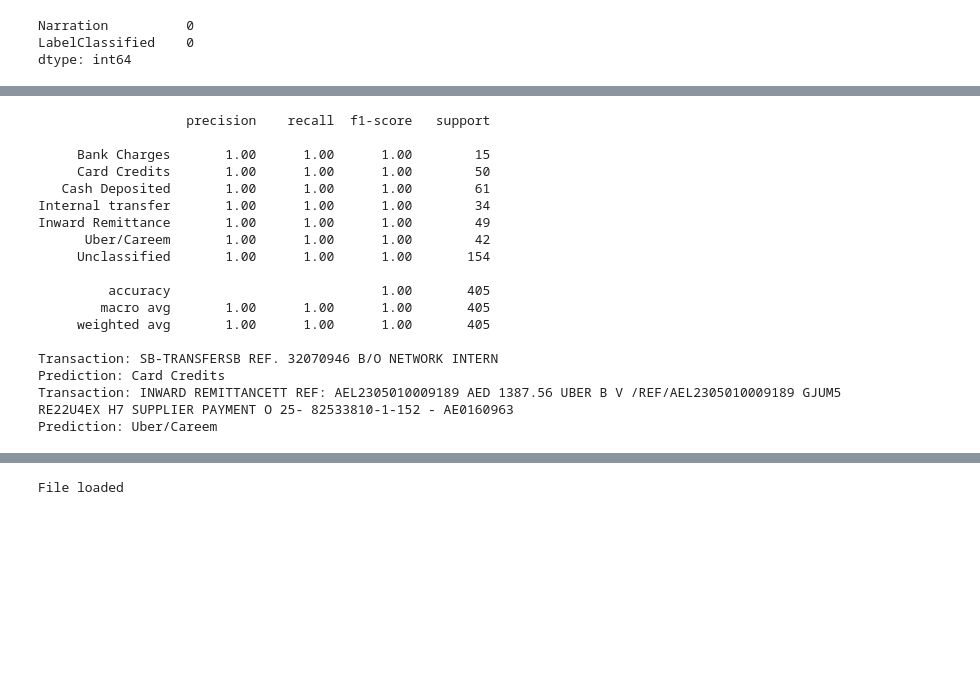
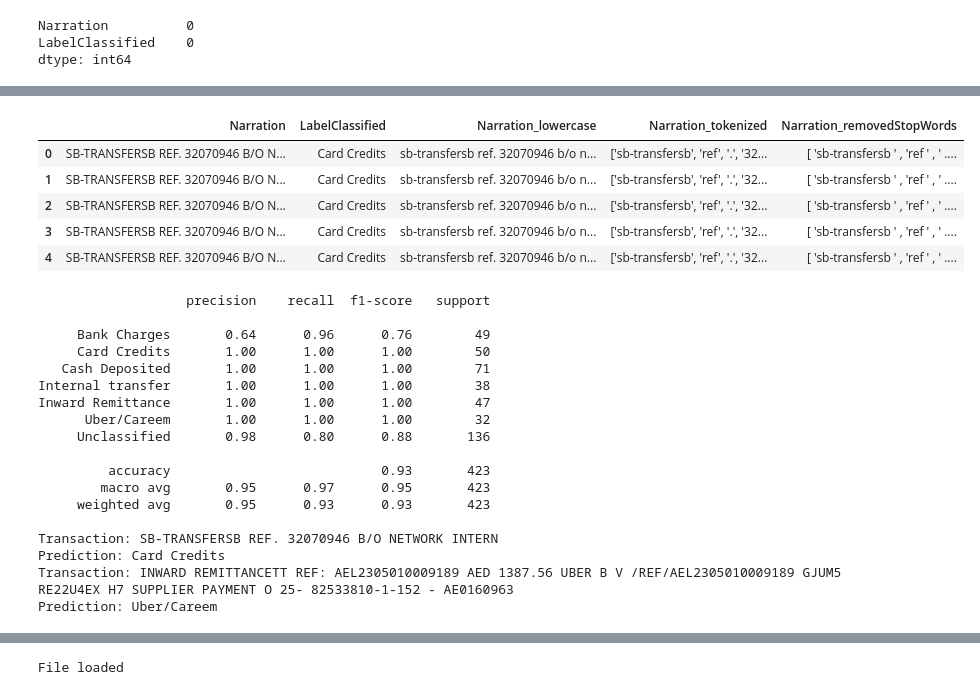
Before and after one commit to RamyaRagu2506/dev_pdf_to-_excel, a Jupyter notebook: trainnlp.ipynb, the cells around one changed output, grey strips where cells are left out. Cells and saved outputs as stored; diff of their text form; code cells hidden in the pictures; blank space fills up the shorter version.

```diff
--- a/trainnlp.ipynb
+++ b/trainnlp.ipynb
@@ -18,9 +66,32 @@ dtype: int64
+# %%
+def convert_to_sentences(word_list):
+    sentences = []
+    current_sentence = ""
+
+    for word in word_list:
+        current_sentence += word + " "
+
+        if word.endswith((".", "!", "?")):
+            sentences.append(current_sentence.strip())
+            current_sentence = ""
+
+    return sentences
+# %%
+sentences = convert_to_sentences(data['Narration_removedStopWords'])
+data.head()
+# %% [output]
+|  | Narration | LabelClassified | Narration_lowercase | Narration_tokenized | Narration_removedStopWords |
+| 0 | SB-TRANSFERSB REF. 32070946 B/O N... | Card Credits | sb-transfersb ref. 32070946 b/o n... | ['sb-transfersb', 'ref', '.', '32... | [ 'sb-transfersb ' , 'ref ' , ' .... |
+| 1 | SB-TRANSFERSB REF. 32070946 B/O N... | Card Credits | sb-transfersb ref. 32070946 b/o n... | ['sb-transfersb', 'ref', '.', '32... | [ 'sb-transfersb ' , 'ref ' , ' .... |
+| 2 | SB-TRANSFERSB REF. 32070946 B/O N... | Card Credits | sb-transfersb ref. 32070946 b/o n... | ['sb-transfersb', 'ref', '.', '32... | [ 'sb-transfersb ' , 'ref ' , ' .... |
+| 3 | SB-TRANSFERSB REF. 32070946 B/O N... | Card Credits | sb-transfersb ref. 32070946 b/o n... | ['sb-transfersb', 'ref', '.', '32... | [ 'sb-transfersb ' , 'ref ' , ' .... |
+| 4 | SB-TRANSFERSB REF. 32070946 B/O N... | Card Credits | sb-transfersb ref. 32070946 b/o n... | ['sb-transfersb', 'ref', '.', '32... | [ 'sb-transfersb ' , 'ref ' , ' .... |
 # %%
 from sklearn.model_selection import train_test_split
 from sklearn.metrics import classification_report
 
 # Select relevant columns
-X = data['Narration']
+X = data['Narration_lowercase']
 y = data['LabelClassified']
 
 # Feature extraction
@@ -47,17 +118,17 @@ for transaction, prediction in zip(new_transactions, predictions):
 # %% [output]
                    precision    recall  f1-score   support
 
-     Bank Charges       1.00      1.00      1.00        15
+     Bank Charges       0.64      0.96      0.76        49
      Card Credits       1.00      1.00      1.00        50
-   Cash Deposited       1.00      1.00      1.00        61
-Internal transfer       1.00      1.00      1.00        34
-Inward Remittance       1.00      1.00      1.00        49
-      Uber/Careem       1.00      1.00      1.00        42
-     Unclassified       1.00      1.00      1.00       154
+   Cash Deposited       1.00      1.00      1.00        71
+Internal transfer       1.00      1.00      1.00        38
+Inward Remittance       1.00      1.00      1.00        47
+      Uber/Careem       1.00      1.00      1.00        32
+     Unclassified       0.98      0.80      0.88       136
 
-         accuracy                           1.00       405
-        macro avg       1.00      1.00      1.00       405
-     weighted avg       1.00      1.00      1.00       405
+         accuracy                           0.93       423
+        macro avg       0.95      0.97      0.95       423
+     weighted avg       0.95      0.93      0.93       423
 
 Transaction: SB-TRANSFERSB REF. 32070946 B/O NETWORK INTERN
 Prediction: Card Credits
```
Also changed, not shown: parts of 10 cells of this notebook, 10 other files.
